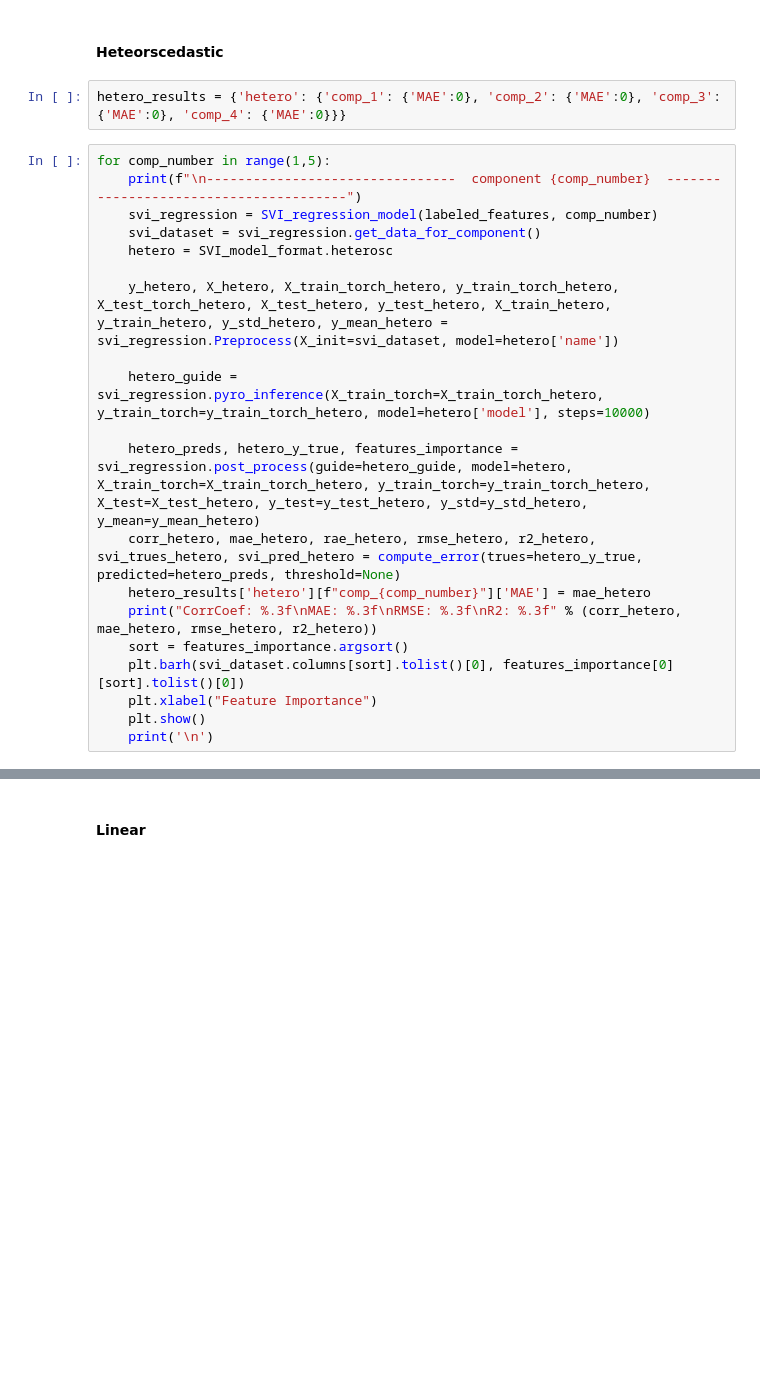
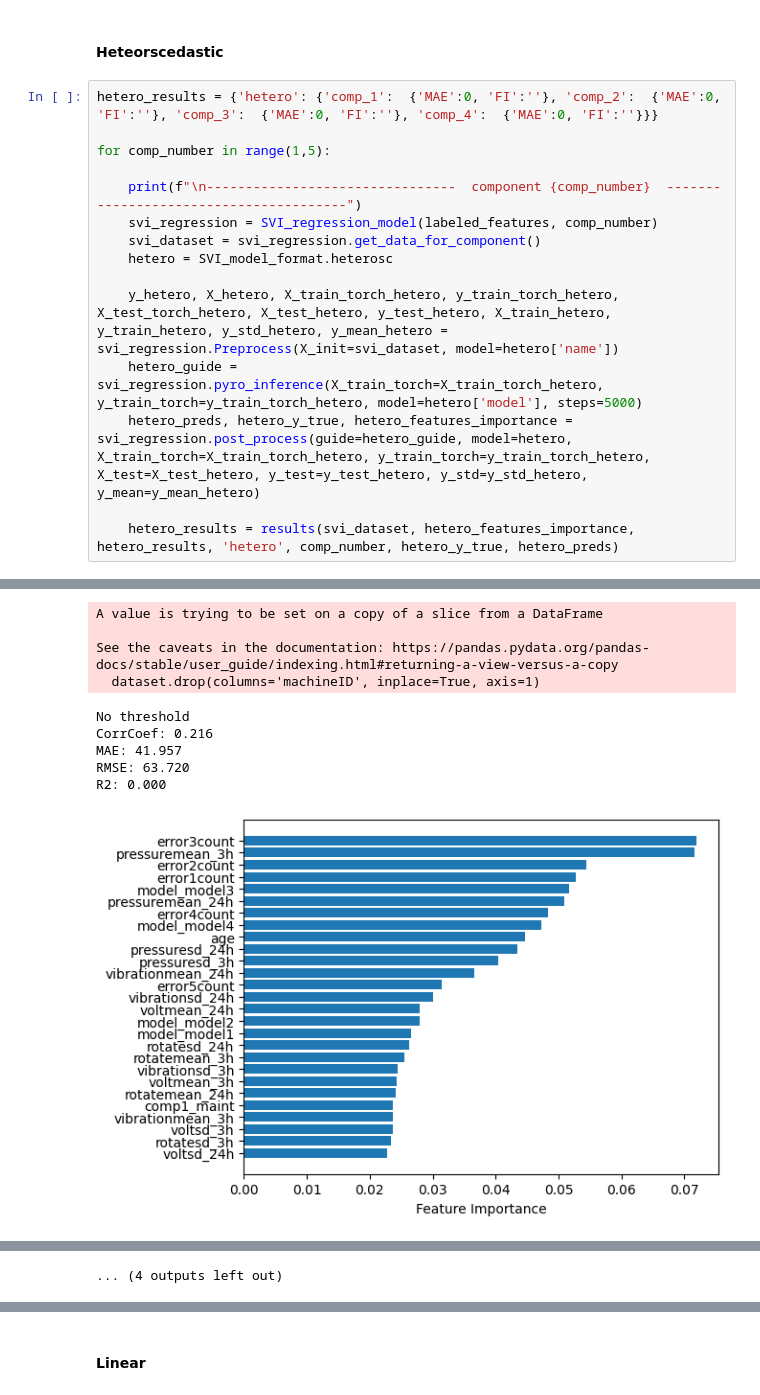
Before and after one commit to gpanagioto/-mbml-predictive-maintenance, a Jupyter notebook: notebooks/regression_final.ipynb, the cells around one changed output, grey strips where cells are left out. Cells and saved outputs as stored; diff of their text form; blank space fills up the shorter version.

```diff
--- a/notebooks/regression_final.ipynb
+++ b/notebooks/regression_final.ipynb
@@ -641,24 +745,18 @@ poisson_results
 # %% [markdown]
 #### Heteorscedastic
-# %%
-hetero_results = {'hetero': {'comp_1': {'MAE':0}, 'comp_2': {'MAE':0}, 'comp_3': {'MAE':0}, 'comp_4': {'MAE':0}}}
 # %%
+hetero_results = {'hetero': {'comp_1':  {'MAE':0, 'FI':''}, 'comp_2':  {'MAE':0, 'FI':''}, 'comp_3':  {'MAE':0, 'FI':''}, 'comp_4':  {'MAE':0, 'FI':''}}}
+
 for comp_number in range(1,5):
+
     print(f"\n--------------------------------  component {comp_number}  ---------------------------------------")
     svi_regression = SVI_regression_model(labeled_features, comp_number)
     svi_dataset = svi_regression.get_data_for_component()
     hetero = SVI_model_format.heterosc
 
     y_hetero, X_hetero, X_train_torch_hetero, y_train_torch_hetero, X_test_torch_hetero, X_test_hetero, y_test_hetero, X_train_hetero, y_train_hetero, y_std_hetero, y_mean_hetero = svi_regression.Preprocess(X_init=svi_dataset, model=hetero['name'])
+    hetero_guide = svi_regression.pyro_inference(X_train_torch=X_train_torch_hetero, y_train_torch=y_train_torch_hetero, model=hetero['model'], steps=5000)
+    hetero_preds, hetero_y_true, hetero_features_importance = svi_regression.post_process(guide=hetero_guide, model=hetero, X_train_torch=X_train_torch_hetero, y_train_torch=y_train_torch_hetero, X_test=X_test_hetero, y_test=y_test_hetero, y_std=y_std_hetero, y_mean=y_mean_hetero)
 
-    hetero_guide = svi_regression.pyro_inference(X_train_torch=X_train_torch_hetero, y_train_torch=y_train_torch_hetero, model=hetero['model'], steps=10000)
-
-    hetero_preds, hetero_y_true, features_importance = svi_regression.post_process(guide=hetero_guide, model=hetero, X_train_torch=X_train_torch_hetero, y_train_torch=y_train_torch_hetero, X_test=X_test_hetero, y_test=y_test_hetero, y_std=y_std_hetero, y_mean=y_mean_hetero)
-    corr_hetero, mae_hetero, rae_hetero, rmse_hetero, r2_hetero, svi_trues_hetero, svi_pred_hetero = compute_error(trues=hetero_y_true, predicted=hetero_preds, threshold=None)
-    hetero_results['hetero'][f"comp_{comp_number}"]['MAE'] = mae_hetero
-    print("CorrCoef: %.3f\nMAE: %.3f\nRMSE: %.3f\nR2: %.3f" % (corr_hetero, mae_hetero, rmse_hetero, r2_hetero))
-    sort = features_importance.argsort()
-    plt.barh(svi_dataset.columns[sort].tolist()[0], features_importance[0][sort].tolist()[0])
-    plt.xlabel("Feature Importance")
-    plt.show()
-    print('\n')
+    hetero_results = results(svi_dataset, hetero_features_importance, hetero_results, 'hetero', comp_number, hetero_y_true, hetero_preds)
+# %% [output]
@@ -664,0 +780,10 @@ for comp_number in range(1,5):
+A value is trying to be set on a copy of a slice from a DataFrame
+
+See the caveats in the documentation: https://pandas.pydata.org/pandas-docs/stable/user_guide/indexing.html#returning-a-view-versus-a-copy
+  dataset.drop(columns='machineID', inplace=True, axis=1)
+No threshold
+CorrCoef: 0.216
+MAE: 41.957
+RMSE: 63.720
+R2: 0.000
+[figure, added]
@@ -665,2 +844,3 @@ for comp_number in range(1,5):
+... (4 outputs left out)
 # %%
 hetero_results
```
Also changed, not shown: parts of 18 cells of this notebook.
